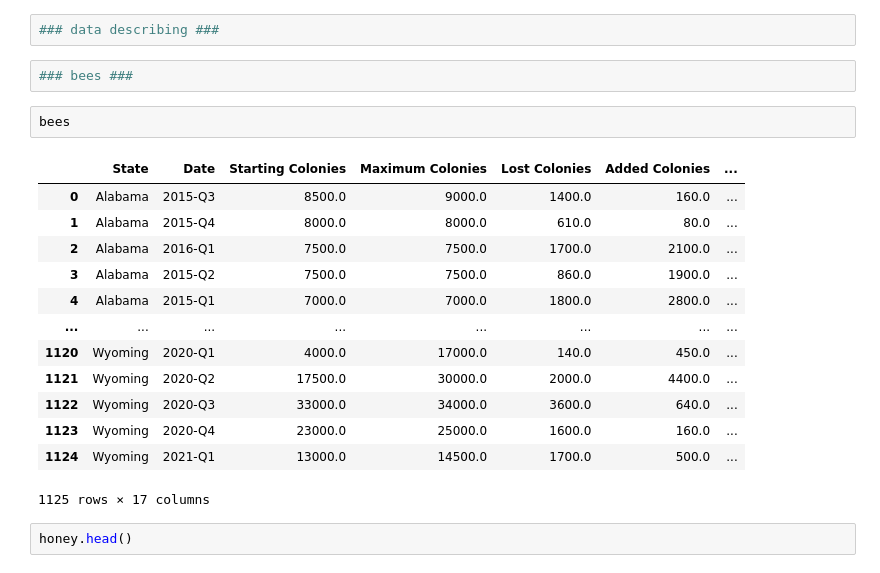
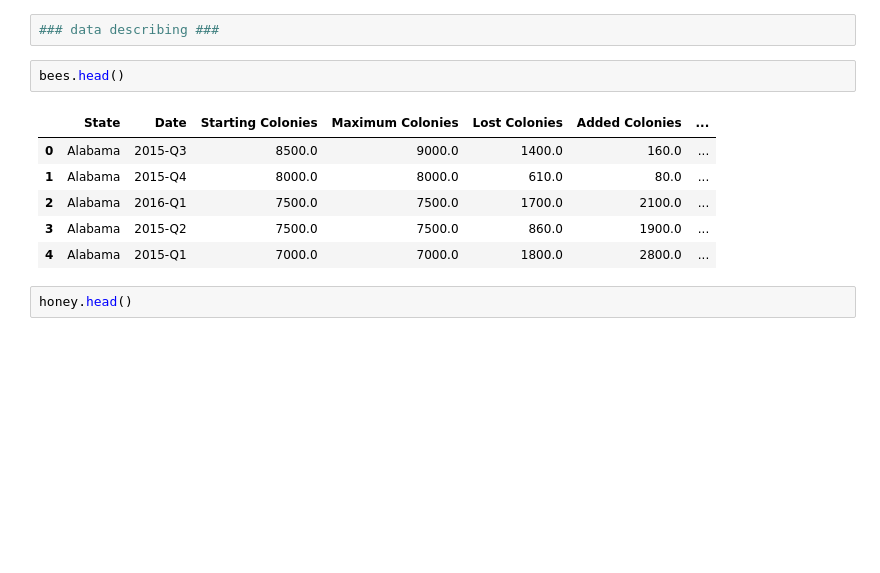
Before and after one commit to jb1704/honey_and_bees, a Jupyter notebook: honey_and_bees.ipynb, the cells around one changed output. Drawn from its saved outputs; the diff is of its cells as text; blank space fills up the shorter version.

```diff
--- a/honey_and_bees.ipynb
+++ b/honey_and_bees.ipynb
@@ -15,24 +15,15 @@ honey = pd.read_csv("C:/Users/Jakob/Desktop/TA/honey.csv")
 weather = pd.read_csv("C:/Users/Jakob/Desktop/TA/weather.csv")
 # %%
 ### data describing ###
-# %%
-### bees ###
-# %%
-bees
-# %% [output]
-|  | State | Date | Starting Colonies | Maximum Colonies | Lost Colonies | Added Colonies | ... |
-| 0 | Alabama | 2015-Q3 | 8500.0 | 9000.0 | 1400.0 | 160.0 | ... |
-| 1 | Alabama | 2015-Q4 | 8000.0 | 8000.0 | 610.0 | 80.0 | ... |
-| 2 | Alabama | 2016-Q1 | 7500.0 | 7500.0 | 1700.0 | 2100.0 | ... |
-| 3 | Alabama | 2015-Q2 | 7500.0 | 7500.0 | 860.0 | 1900.0 | ... |
-| 4 | Alabama | 2015-Q1 | 7000.0 | 7000.0 | 1800.0 | 2800.0 | ... |
-| ... | ... | ... | ... | ... | ... | ... | ... |
-| 1120 | Wyoming | 2020-Q1 | 4000.0 | 17000.0 | 140.0 | 450.0 | ... |
-| 1121 | Wyoming | 2020-Q2 | 17500.0 | 30000.0 | 2000.0 | 4400.0 | ... |
-| 1122 | Wyoming | 2020-Q3 | 33000.0 | 34000.0 | 3600.0 | 640.0 | ... |
-| 1123 | Wyoming | 2020-Q4 | 23000.0 | 25000.0 | 1600.0 | 160.0 | ... |
-| 1124 | Wyoming | 2021-Q1 | 13000.0 | 14500.0 | 1700.0 | 500.0 | ... |
-1125 rows × 17 columns
+# %%
+bees.head()
+# %% [output]
+|  | State | Date | Starting Colonies | Maximum Colonies | Lost Colonies | Added Colonies | ... |
+| 0 | Alabama | 2015-Q3 | 8500.0 | 9000.0 | 1400.0 | 160.0 | ... |
+| 1 | Alabama | 2015-Q4 | 8000.0 | 8000.0 | 610.0 | 80.0 | ... |
+| 2 | Alabama | 2016-Q1 | 7500.0 | 7500.0 | 1700.0 | 2100.0 | ... |
+| 3 | Alabama | 2015-Q2 | 7500.0 | 7500.0 | 860.0 | 1900.0 | ... |
+| 4 | Alabama | 2015-Q1 | 7000.0 | 7000.0 | 1800.0 | 2800.0 | ... |
 # %%
 honey.head()
 # %% [output]
```
Also changed, not shown: parts of 6 cells of this notebook.
